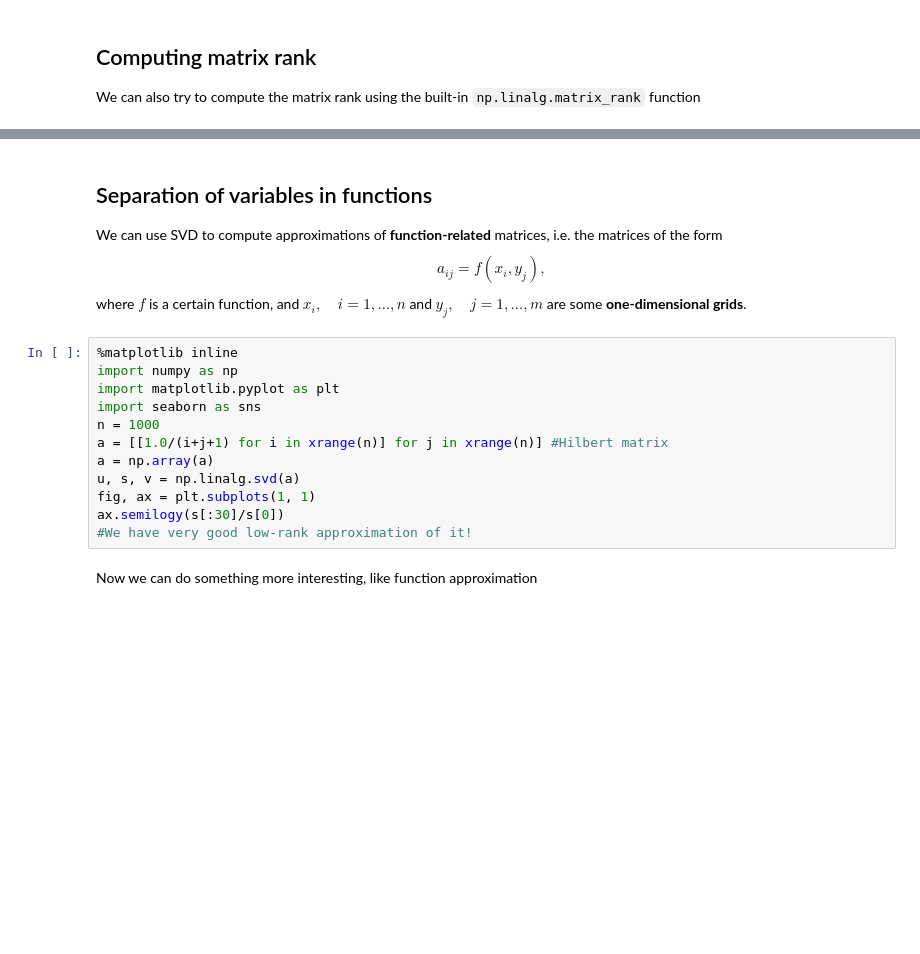
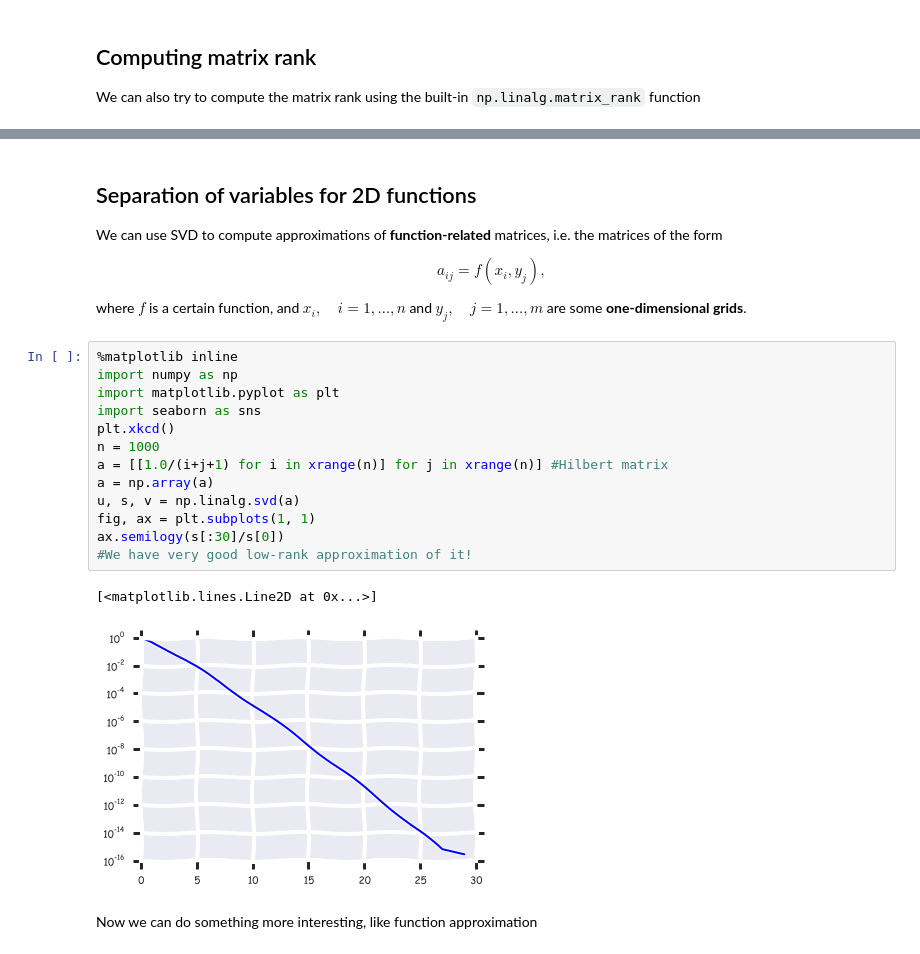
Before and after one commit to oseledets/nla2016, a Jupyter notebook: lectures/lecture-4.ipynb, the cells around one changed output, grey strips where cells are left out. Cells and saved outputs as stored; diff of their text form; blank space fills up the shorter version.

```diff
--- a/lectures/lecture-4.ipynb
+++ b/lectures/lecture-4.ipynb
@@ -286,21 +313,27 @@ print np.linalg.norm(b - a1, 2)/s[0]
 # %% [markdown]
-## Separation of variables in functions
+## Separation of variables for 2D functions
 
 We can use SVD to compute approximations of **function-related** matrices, i.e. the matrices of the form
+
 $$a_{ij} = f(x_i, y_j),$$
+
 where $f$ is a certain function, and $x_i, \quad i = 1, \ldots, n$ and $y_j, \quad j = 1, \ldots, m$ are some **one-dimensional grids**.
 # %%
 %matplotlib inline
 import numpy as np
 import matplotlib.pyplot as plt
 import seaborn as sns
+plt.xkcd()
 n = 1000
 a = [[1.0/(i+j+1) for i in xrange(n)] for j in xrange(n)] #Hilbert matrix
 a = np.array(a)
 u, s, v = np.linalg.svd(a)
 fig, ax = plt.subplots(1, 1)
 ax.semilogy(s[:30]/s[0])
 #We have very good low-rank approximation of it!
+# %% [output]
+[<matplotlib.lines.Line2D at 0x...>]
+[figure, added]
 # %% [markdown]
 Now we can do something more interesting, like function approximation
 # %%
```
Also changed, not shown: parts of 36 cells of this notebook.
